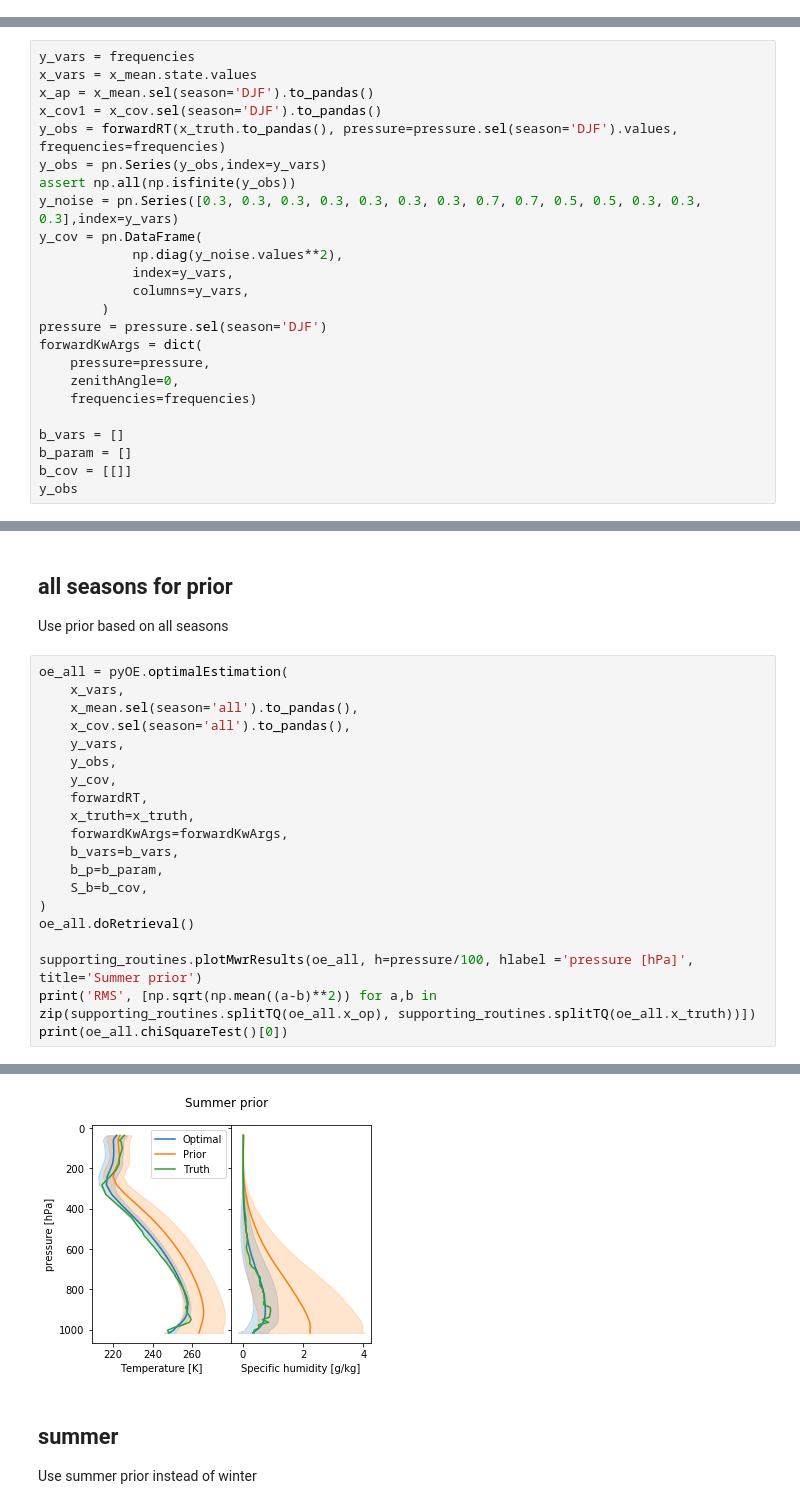
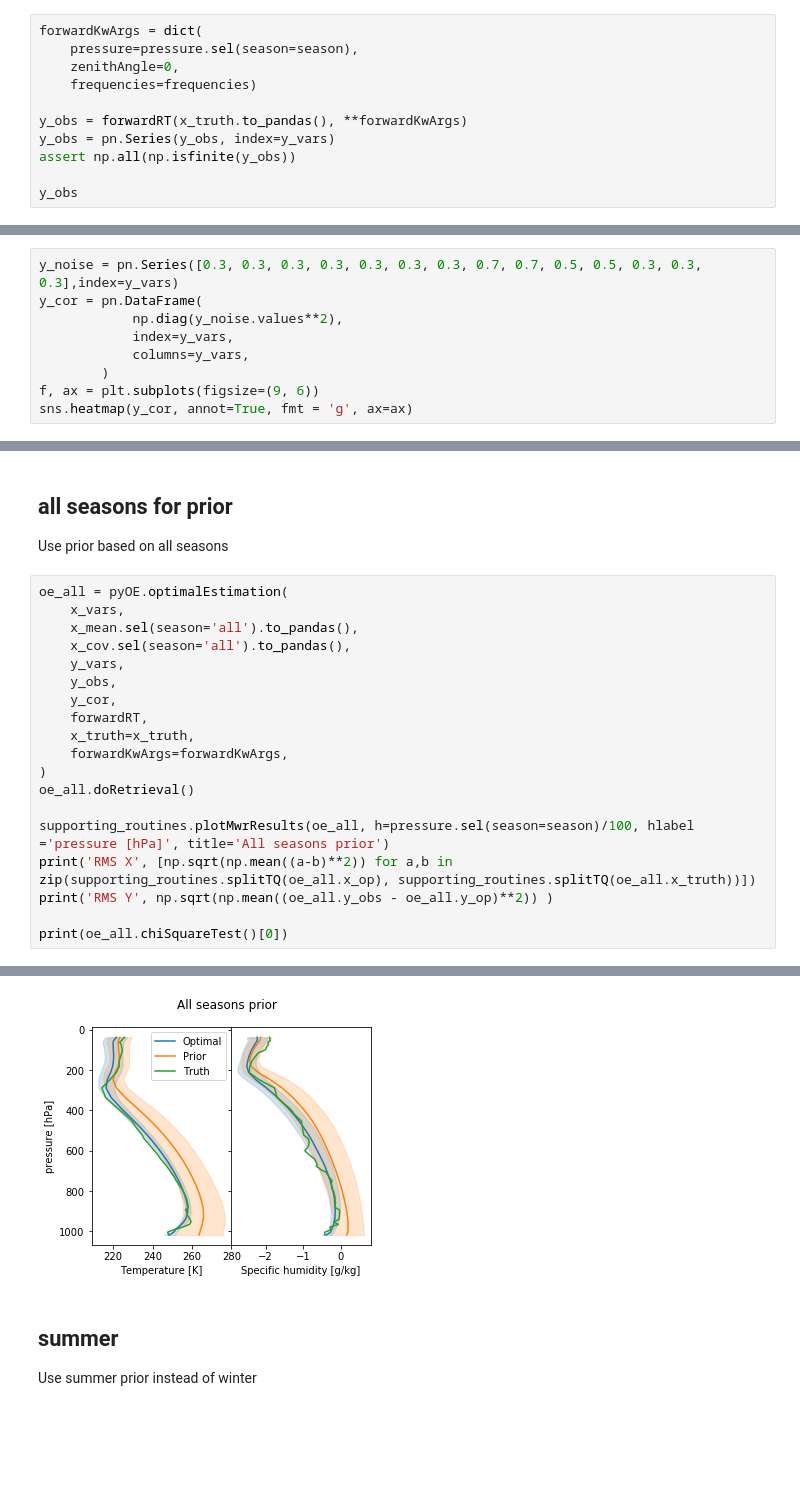
Before and after one commit to maahn/pyOptimalEstimation_examples, a Jupyter notebook: MWR_retrieval.ipynb, the cells around one changed output, grey strips where cells are left out. Cells and saved outputs as stored; diff of their text form; blank space fills up the shorter version.

```diff
--- a/MWR_retrieval.ipynb
+++ b/MWR_retrieval.ipynb
@@ -68,0 +105,11 @@ frequencies = [22.24 , 23.04, 23.84, 25.44, 26.24, 27.84, 31.4 , 51.26, 52.28, 5
+# %%
+forwardKwArgs = dict(
+    pressure=pressure.sel(season=season),
+    zenithAngle=0,
+    frequencies=frequencies)
+
+y_obs = forwardRT(x_truth.to_pandas(), **forwardKwArgs)
+y_obs = pn.Series(y_obs, index=y_vars)
+assert np.all(np.isfinite(y_obs))
+
+y_obs
@@ -69,25 +134,10 @@ frequencies = [22.24 , 23.04, 23.84, 25.44, 26.24, 27.84, 31.4 , 51.26, 52.28, 5
 # %%
-y_vars = frequencies
-x_vars = x_mean.state.values
-x_ap = x_mean.sel(season='DJF').to_pandas()
-x_cov1 = x_cov.sel(season='DJF').to_pandas()
-y_obs = forwardRT(x_truth.to_pandas(), pressure=pressure.sel(season='DJF').values, frequencies=frequencies)
-y_obs = pn.Series(y_obs,index=y_vars)
-assert np.all(np.isfinite(y_obs))
 y_noise = pn.Series([0.3, 0.3, 0.3, 0.3, 0.3, 0.3, 0.3, 0.7, 0.7, 0.5, 0.5, 0.3, 0.3, 0.3],index=y_vars)
-y_cov = pn.DataFrame(
+y_cor = pn.DataFrame(
             np.diag(y_noise.values**2),
             index=y_vars,
             columns=y_vars,
         )
-pressure = pressure.sel(season='DJF')
-forwardKwArgs = dict(
-    pressure=pressure,
-    zenithAngle=0,
-    frequencies=frequencies)
-
-b_vars = []
-b_param = []
-b_cov = [[]]
-y_obs
+f, ax = plt.subplots(figsize=(9, 6))
+sns.heatmap(y_cor, annot=True, fmt = 'g', ax=ax)
 # %% [output]
@@ -156,17 +239,16 @@ oe_all = pyOE.optimalEstimation(
     x_cov.sel(season='all').to_pandas(),
     y_vars,
     y_obs,
-    y_cov,
+    y_cor,
     forwardRT,
     x_truth=x_truth,
     forwardKwArgs=forwardKwArgs,
-    b_vars=b_vars,
-    b_p=b_param,
-    S_b=b_cov,
 )
 oe_all.doRetrieval()
 
-supporting_routines.plotMwrResults(oe_all, h=pressure/100, hlabel ='pressure [hPa]', title='Summer prior')
-print('RMS', [np.sqrt(np.mean((a-b)**2)) for a,b in zip(supporting_routines.splitTQ(oe_all.x_op), supporting_routines.splitTQ(oe_all.x_truth))])
+supporting_routines.plotMwrResults(oe_all, h=pressure.sel(season=season)/100, hlabel ='pressure [hPa]', title='All seasons prior')
+print('RMS X', [np.sqrt(np.mean((a-b)**2)) for a,b in zip(supporting_routines.splitTQ(oe_all.x_op), supporting_routines.splitTQ(oe_all.x_truth))])
+print('RMS Y', np.sqrt(np.mean((oe_all.y_obs - oe_all.y_op)**2)) )
+
 print(oe_all.chiSquareTest()[0])
 # %% [output]
@@ -184,5 +267,5 @@ X_Optimal_vs_Prior           True
 dtype: bool
-[figure, old version]
+[figure, new version]
 # %% [markdown]
 ## summer
 
```
Also changed, not shown: parts of 39 cells of this notebook, 2 other files.
